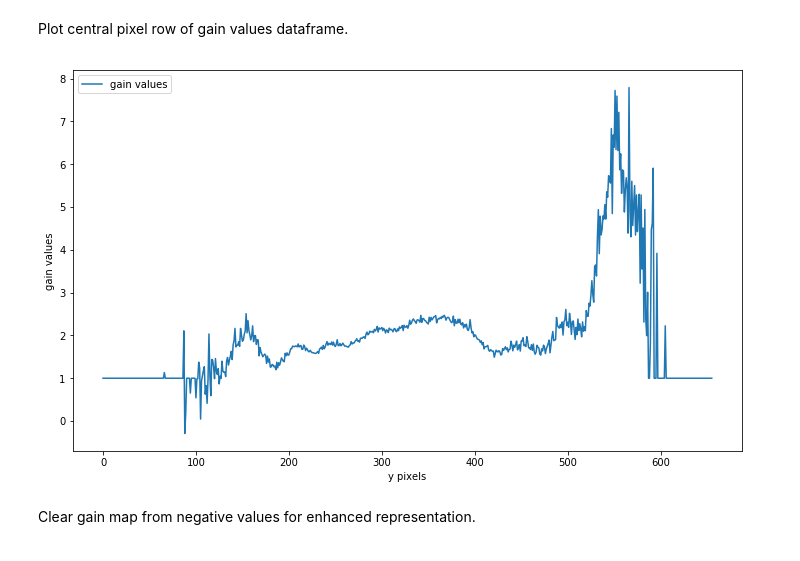
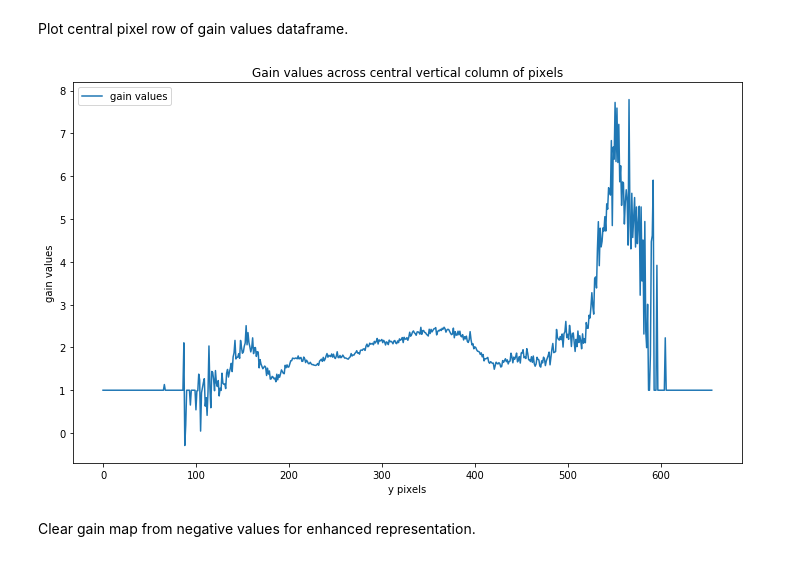
Before and after one commit to lepchenkov/Laser_amplification_mapper, a Jupyter notebook: Beam_Intensity_Analisys.ipynb, the cells around one changed output. Saved outputs shown, nothing was run; the diff lists cells and outputs as text; code cells hidden in the pictures.

```diff
--- a/Beam_Intensity_Analisys.ipynb
+++ b/Beam_Intensity_Analisys.ipynb
@@ -130,12 +139,13 @@ gain_values = pd.DataFrame(amplified_pulse.values / master_pulse.values,\
 # %%
 plt.figure(figsize=(12, 7))
 plt.plot(gain_values[328], label = 'gain values')
 plt.legend(loc = 'upper left')
 plt.xlabel('y pixels')
 plt.ylabel('gain values')
+plt.title('Gain values across central vertical column of pixels')
 plt.show()
 # %% [output]
-[figure, old version]
+[figure, new version]
 # %% [markdown]
 <p>Clear gain map from negative values for enhanced representation.</p>
 # %%
```
Also changed, not shown: parts of 4 cells of this notebook.
